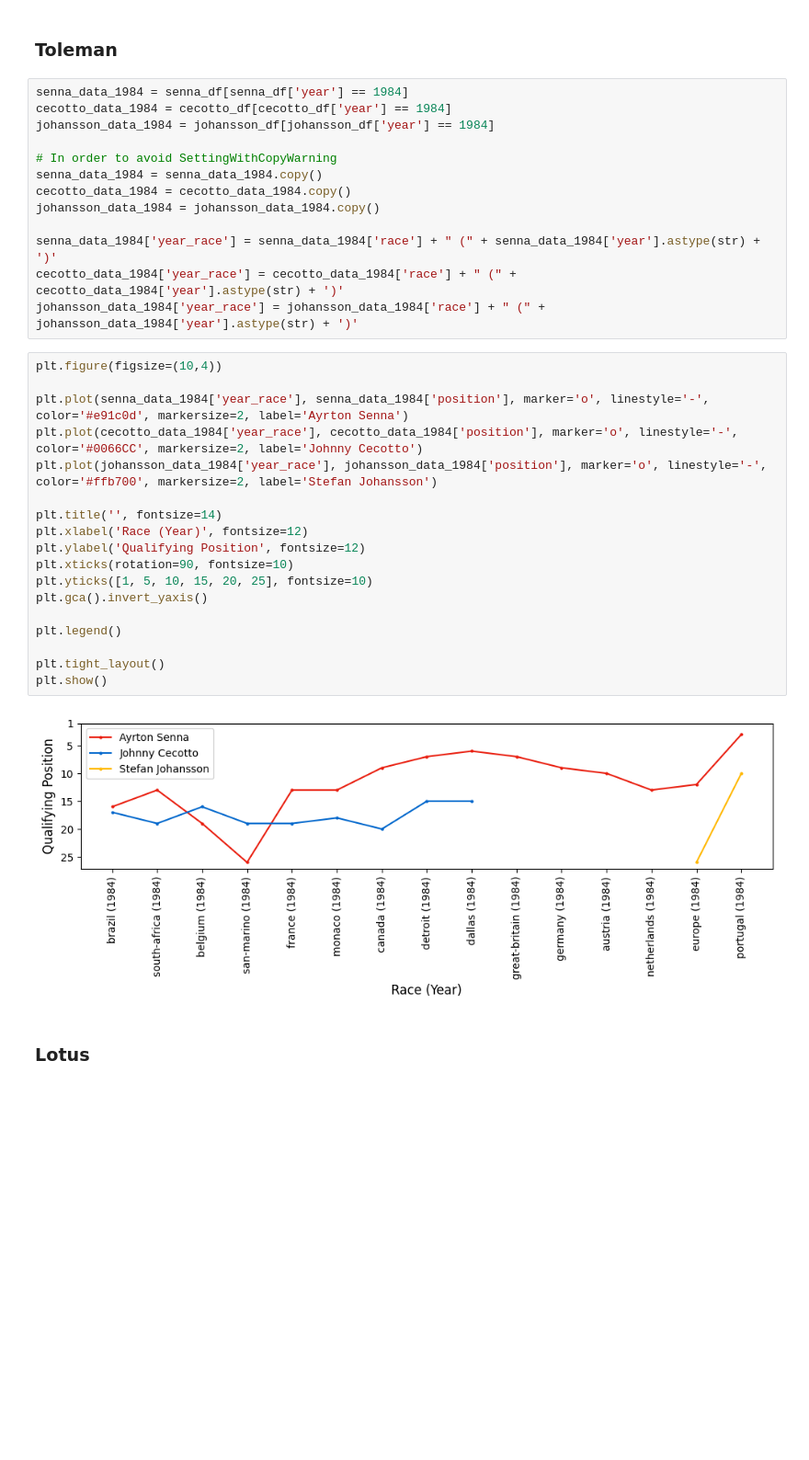
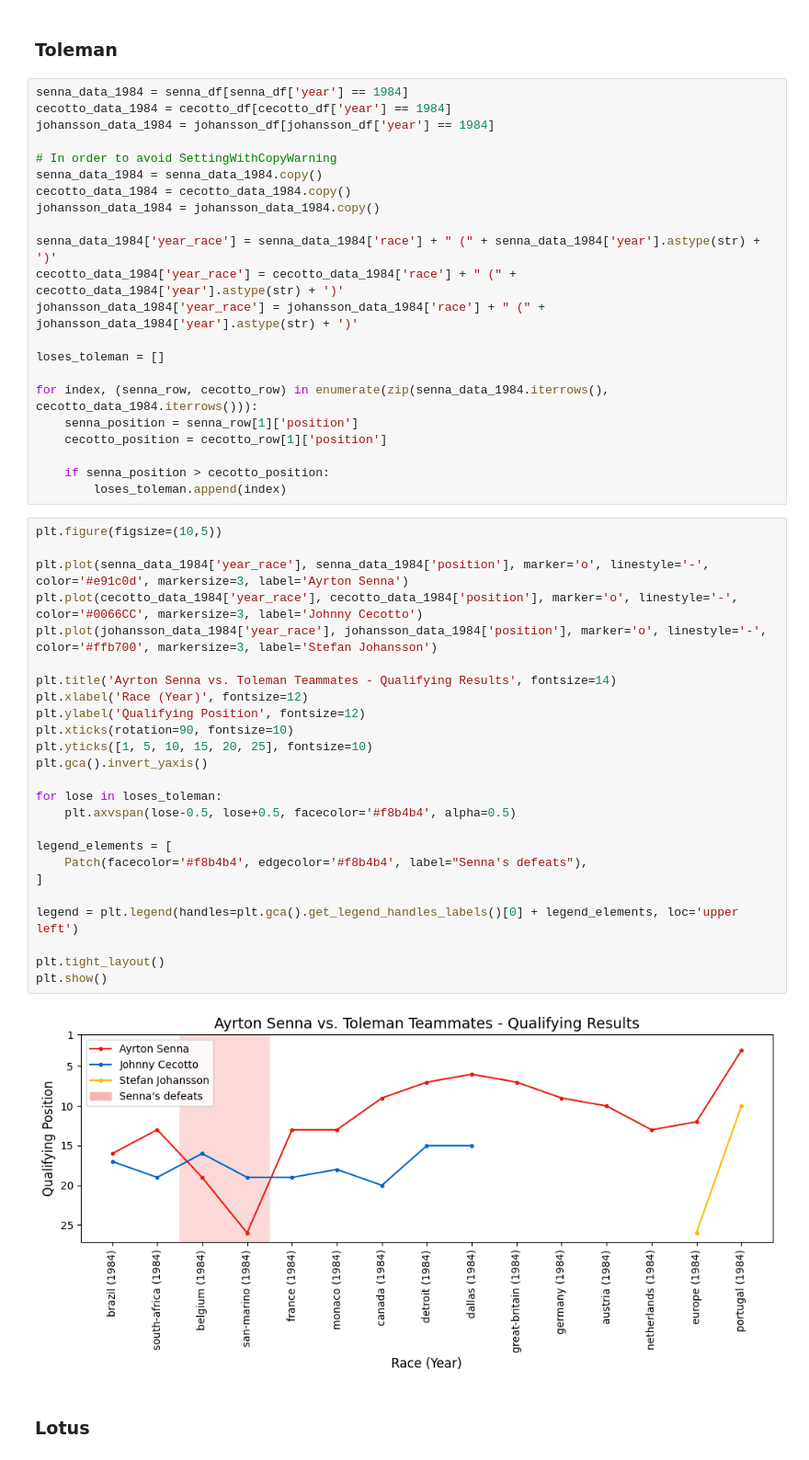
Before and after one commit to thiagodalladea/ayrton-senna-dv, a Jupyter notebook: nb.ipynb, the cells around one changed output. Shown at 92% size. Drawn from its saved outputs; the diff is of its cells as text; blank space fills up the shorter version.

Commit message:
new plots

```diff
--- a/nb.ipynb
+++ b/nb.ipynb
@@ -88,26 +122,42 @@ johansson_data_1984 = johansson_data_1984.copy()
 senna_data_1984['year_race'] = senna_data_1984['race'] + " (" + senna_data_1984['year'].astype(str) + ')'
 cecotto_data_1984['year_race'] = cecotto_data_1984['race'] + " (" + cecotto_data_1984['year'].astype(str) + ')'
 johansson_data_1984['year_race'] = johansson_data_1984['race'] + " (" + johansson_data_1984['year'].astype(str) + ')'
+
+loses_toleman = []
+
+for index, (senna_row, cecotto_row) in enumerate(zip(senna_data_1984.iterrows(), cecotto_data_1984.iterrows())):
+    senna_position = senna_row[1]['position']
+    cecotto_position = cecotto_row[1]['position']
+
+    if senna_position > cecotto_position:
+        loses_toleman.append(index)
 # %%
-plt.figure(figsize=(10,4))
+plt.figure(figsize=(10,5))
 
-plt.plot(senna_data_1984['year_race'], senna_data_1984['position'], marker='o', linestyle='-', color='#e91c0d', markersize=2, label='Ayrton Senna')
-plt.plot(cecotto_data_1984['year_race'], cecotto_data_1984['position'], marker='o', linestyle='-', color='#0066CC', markersize=2, label='Johnny Cecotto')
-plt.plot(johansson_data_1984['year_race'], johansson_data_1984['position'], marker='o', linestyle='-', color='#ffb700', markersize=2, label='Stefan Johansson')
+plt.plot(senna_data_1984['year_race'], senna_data_1984['position'], marker='o', linestyle='-', color='#e91c0d', markersize=3, label='Ayrton Senna')
+plt.plot(cecotto_data_1984['year_race'], cecotto_data_1984['position'], marker='o', linestyle='-', color='#0066CC', markersize=3, label='Johnny Cecotto')
+plt.plot(johansson_data_1984['year_race'], johansson_data_1984['position'], marker='o', linestyle='-', color='#ffb700', markersize=3, label='Stefan Johansson')
 
-plt.title('', fontsize=14)
+plt.title('Ayrton Senna vs. Toleman Teammates - Qualifying Results', fontsize=14)
 plt.xlabel('Race (Year)', fontsize=12)
 plt.ylabel('Qualifying Position', fontsize=12)
 plt.xticks(rotation=90, fontsize=10)
 plt.yticks([1, 5, 10, 15, 20, 25], fontsize=10)
 plt.gca().invert_yaxis()
 
-plt.legend()
+for lose in loses_toleman:
+    plt.axvspan(lose-0.5, lose+0.5, facecolor='#f8b4b4', alpha=0.5)
+
+legend_elements = [
+    Patch(facecolor='#f8b4b4', edgecolor='#f8b4b4', label="Senna's defeats"),
+]
+
+legend = plt.legend(handles=plt.gca().get_legend_handles_labels()[0] + legend_elements, loc='upper left')
 
 plt.tight_layout()
 plt.show()
 # %% [output]
-[figure, old version]
+[figure, new version]
 # %% [markdown]
 ### Lotus
 # %%
```
Also changed, not shown: parts of 10 cells of this notebook.
